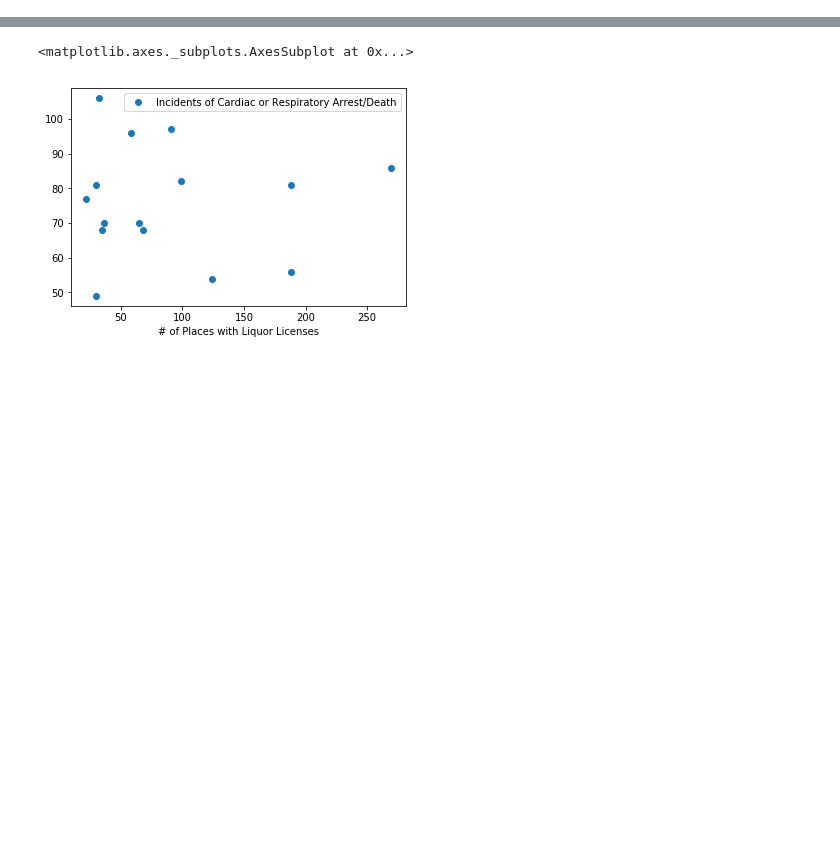
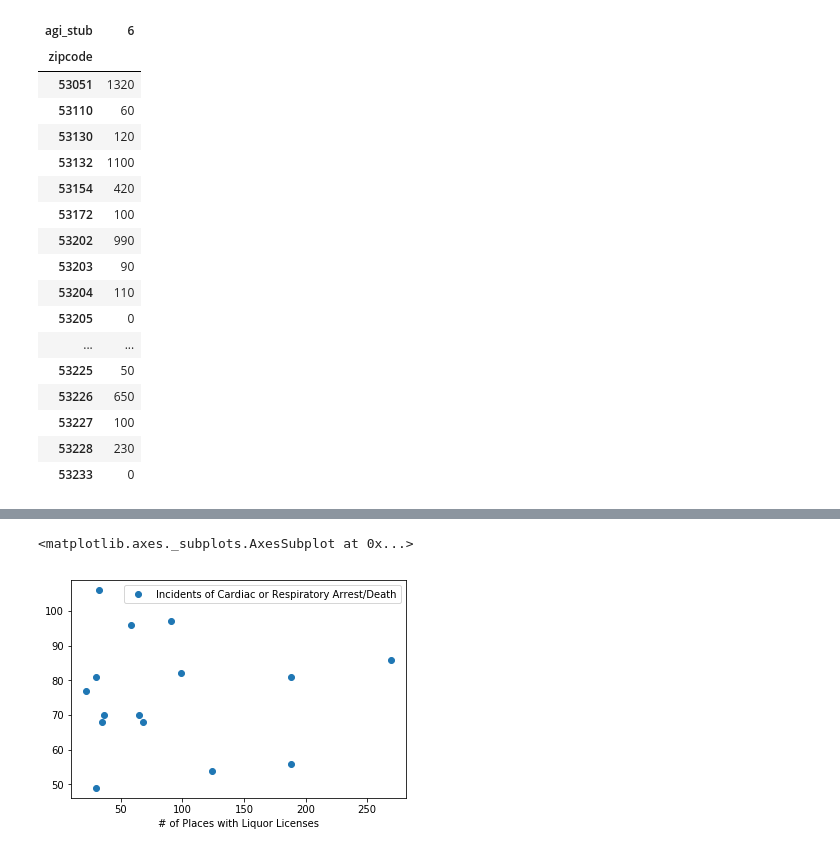
Before and after one commit to peterdobbs77/pop_health_mke, a Jupyter notebook: mke_pop_health.ipynb, the cells around one changed output, grey strips where cells are left out. Saved outputs shown, nothing was run; the diff lists cells and outputs as text; code cells hidden in the pictures; blank space fills up the shorter version.

```diff
--- a/mke_pop_health.ipynb
+++ b/mke_pop_health.ipynb
@@ -14 +35,23 @@ mke_irs_16 = nat_irs_16[nat_irs_16['zipcode'].isin(mke_zip)]
+# %%
+agi_by_zip = mke_irs_16[['zipcode','agi_stub','N1']].pivot(index='zipcode',columns='agi_stub',values='N1')
+agi_by_zip[[6]]
+# %% [output]
+| agi_stub | 6 |
+| zipcode |  |
+| 53051 | 1320 |
+| 53110 | 60 |
+| 53130 | 120 |
+| 53132 | 1100 |
+| 53154 | 420 |
+| 53172 | 100 |
+| 53202 | 990 |
+| 53203 | 90 |
+| 53204 | 110 |
+| 53205 | 0 |
+| ... | ... |
+| 53225 | 50 |
+| 53226 | 650 |
+| 53227 | 100 |
+| 53228 | 230 |
+| 53233 | 0 |
 # %%
```
Also changed, not shown: parts of 6 cells of this notebook, 4 other files.
